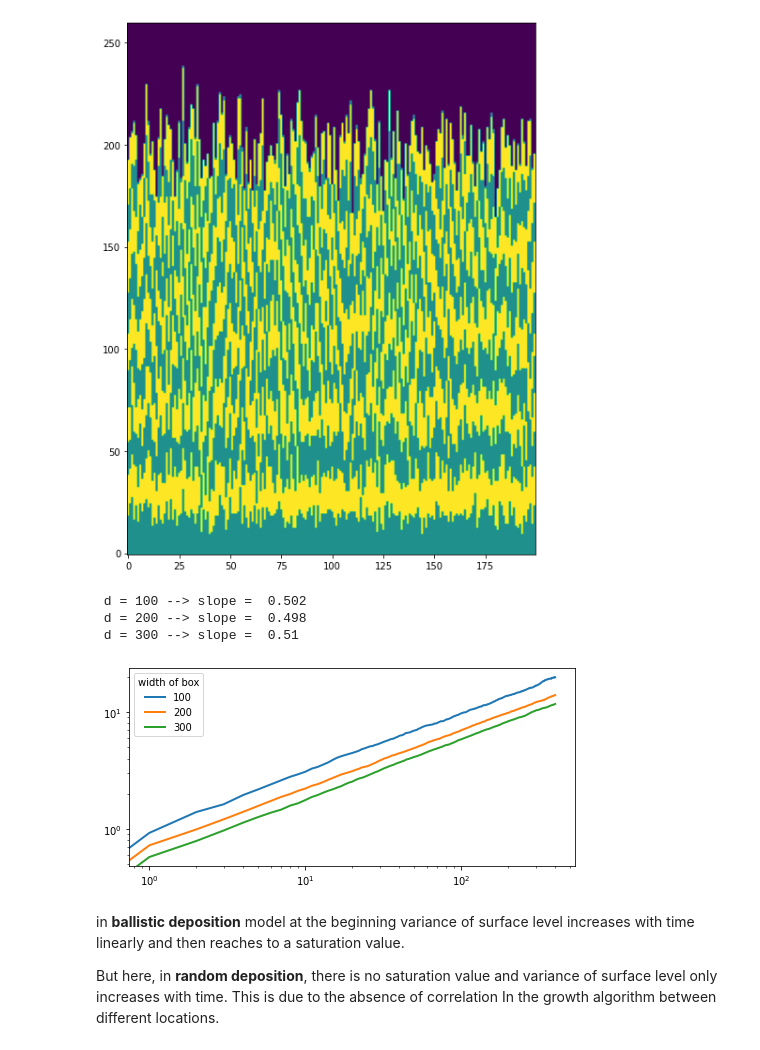
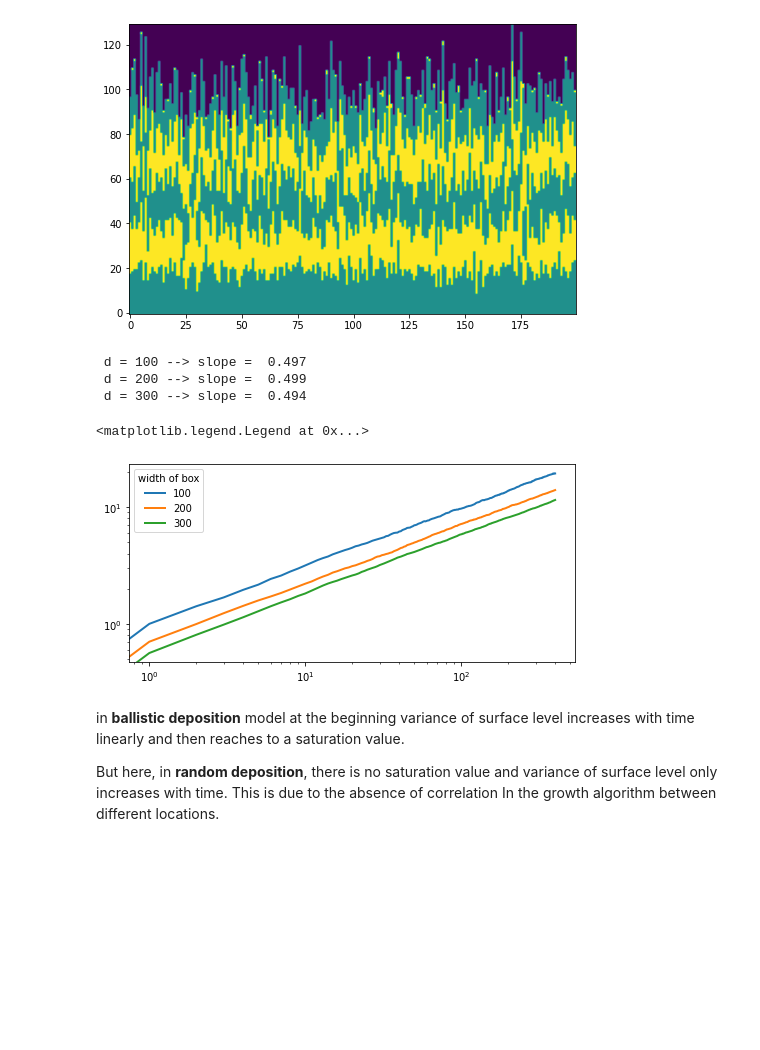
Before and after one commit to fahimeh-najafi/particle_deposition, a Jupyter notebook: random_deposition.ipynb, the cells around one changed output. Cells and saved outputs as stored; diff of their text form; code cells hidden in the pictures; blank space fills up the shorter version.

```diff
--- a/random_deposition.ipynb
+++ b/random_deposition.ipynb
@@ -14,6 +14,8 @@ T=400
 
 # number of particles in each step
 N=100
+
+h=int(1.3*T*N/d)
 # %%
 def random_deposition(d,T,N):
     # height of the box
@@ -33,11 +35,12 @@ def random_deposition(d,T,N):
 
     return ground, np.array(heights)
 # %%
-ground, heights = random_deposition(d,T,N)
+ground, heights = random_deposition(d,200,N)
 plt.figure(figsize=(8,8*h/d))
 plt.imshow(ground,origin='lower');
+plt.savefig('random_deposition.jpg')
 # %% [output]
-[figure, old version]
+[figure, new version]
 # %%
 std_heights_100=[]
 std_heights_200=[]
@@ -68,9 +71,9 @@ print(' d = 100 --> slope = ',round(m1,3))
 print(' d = 200 --> slope = ',round(m2,3))
 print(' d = 300 --> slope = ',round(m3,3))
 # %% [output]
- d = 100 --> slope =  0.502
- d = 200 --> slope =  0.498
- d = 300 --> slope =  0.51
+ d = 100 --> slope =  0.497
+ d = 200 --> slope =  0.499
+ d = 300 --> slope =  0.494
 # %%
 fig = plt.figure(figsize=(8,8))
 ax = fig.add_subplot(2, 1, 1)
@@ -82,9 +85,10 @@ ax.plot(mean_std_300, label='300', lw=2)
 ax.set_xscale('log')
 ax.set_yscale('log')
 
-ax.legend( title="width of box");
+ax.legend( title="width of box")
 # %% [output]
+<matplotlib.legend.Legend at 0x...>
-[figure, old version]
+[figure, new version]
 # %% [markdown]
 in **ballistic deposition** model at the beginning variance of surface level increases with time linearly and then reaches to a saturation value.
 
```
Also changed, not shown: 1 other file.
